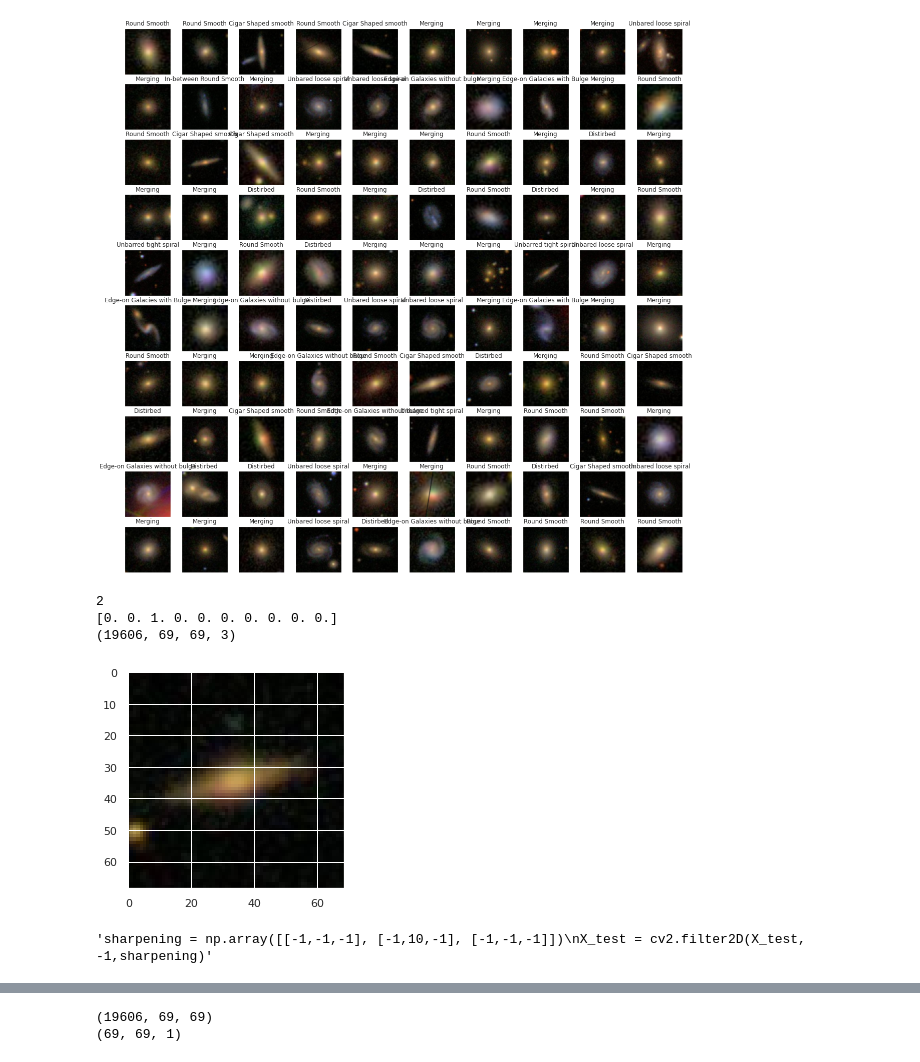
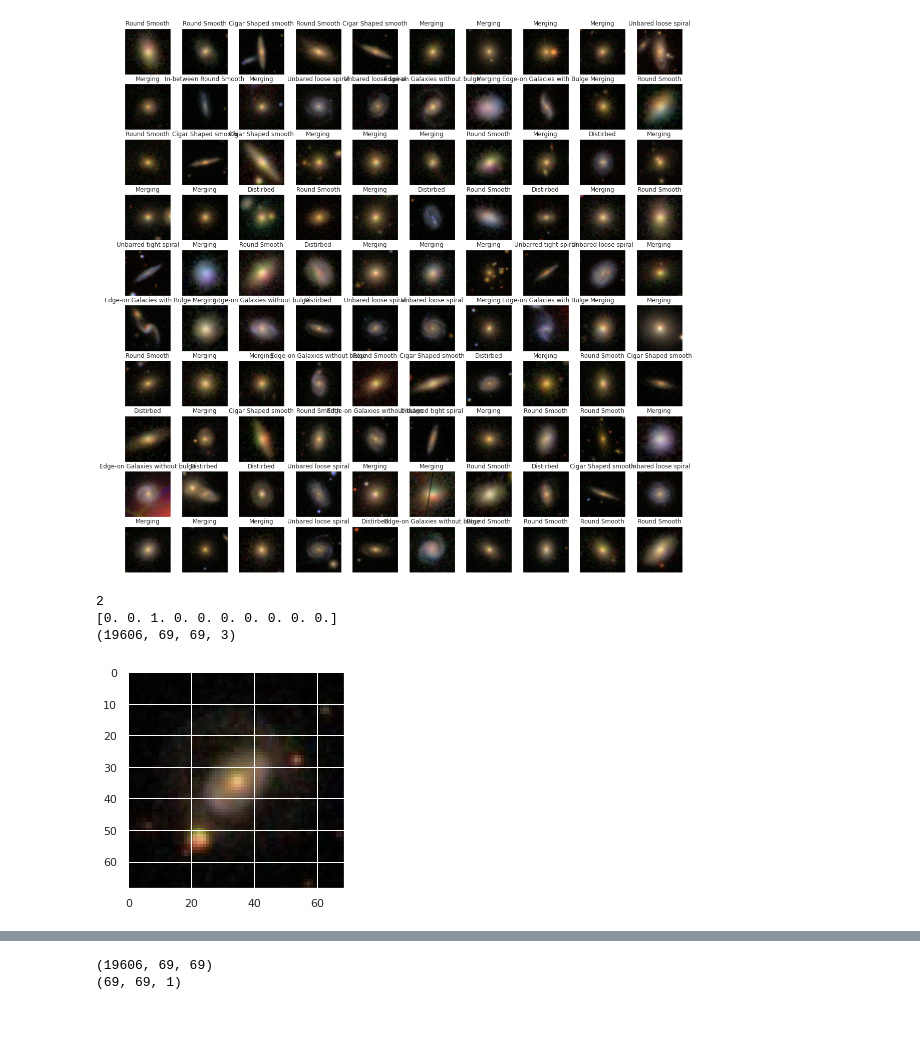
Before and after one commit to iamsh4shank/gal-classifier, a Jupyter notebook: gal_classifier.ipynb, the cells around one changed output, grey strips where cells are left out. Drawn from its saved outputs; the diff is of its cells as text; code cells hidden in the pictures; blank space fills up the shorter version.

```diff
--- a/gal_classifier.ipynb
+++ b/gal_classifier.ipynb
@@ -83,28 +82,19 @@ plt.show()
 # %% [output]
 [figure]
 # %%
-plt.imshow(train_images[3].astype(np.uint8))
+plt.imshow(train_images[0].astype(np.uint8))
 print (labels[0])
 print (label[0])
 print (train_images.shape)
 # %% [output]
 2
 [0. 0. 1. 0. 0. 0. 0. 0. 0. 0.]
 (19606, 69, 69, 3)
-[figure, old version]
+[figure, new version]
 # %%
 X_train = np.array([cv2.cvtColor(image, cv2.COLOR_BGR2GRAY) for image in train_images])
 X_test = np.array([cv2.cvtColor(image, cv2.COLOR_BGR2GRAY) for image in test_images])
 
-X_train = X_train/255
-X_test = X_test/255
-
-X_train = cv2.flip(X_train,1)
-'''sharpening = np.array([[-1,-1,-1], [-1,10,-1], [-1,-1,-1]])
-X_train = cv2.filter2D(X_train, -1,sharpening)'''
-
-X_test = cv2.flip(X_test,1)
-'''sharpening = np.array([[-1,-1,-1], [-1,10,-1], [-1,-1,-1]])
-X_test = cv2.filter2D(X_test, -1,sharpening)'''
+# Value normalization
+X_train  = X_train/255
+X_test  = X_test/255
-# %% [output]
-'sharpening = np.array([[-1,-1,-1], [-1,10,-1], [-1,-1,-1]])\nX_test = cv2.filter2D(X_test, -1,sharpening)'
```
Also changed, not shown: parts of 13 cells of this notebook, 3 other files.
